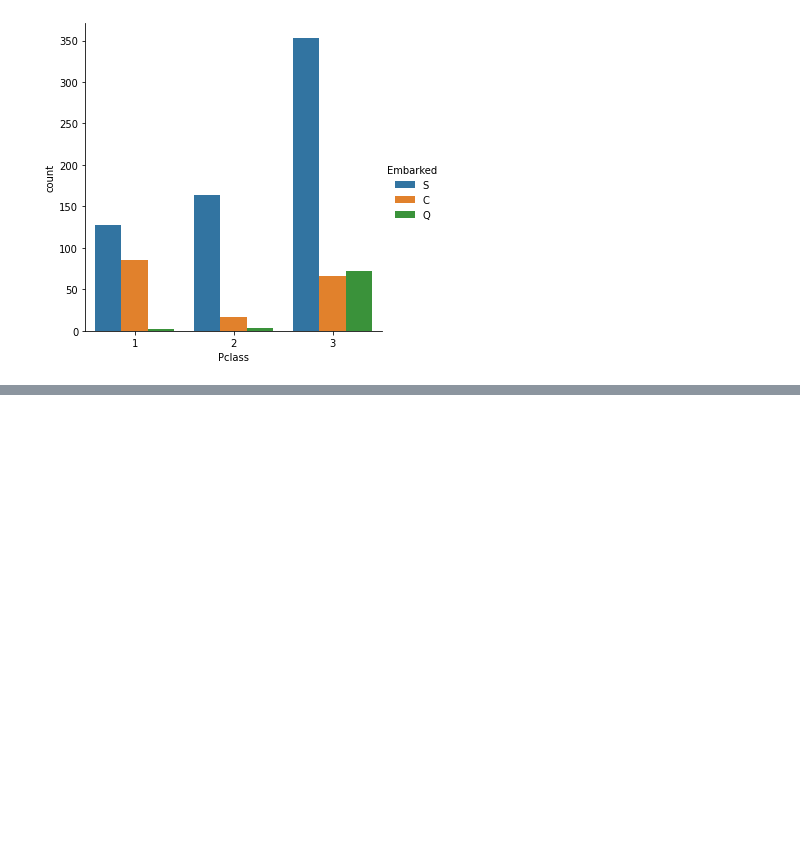
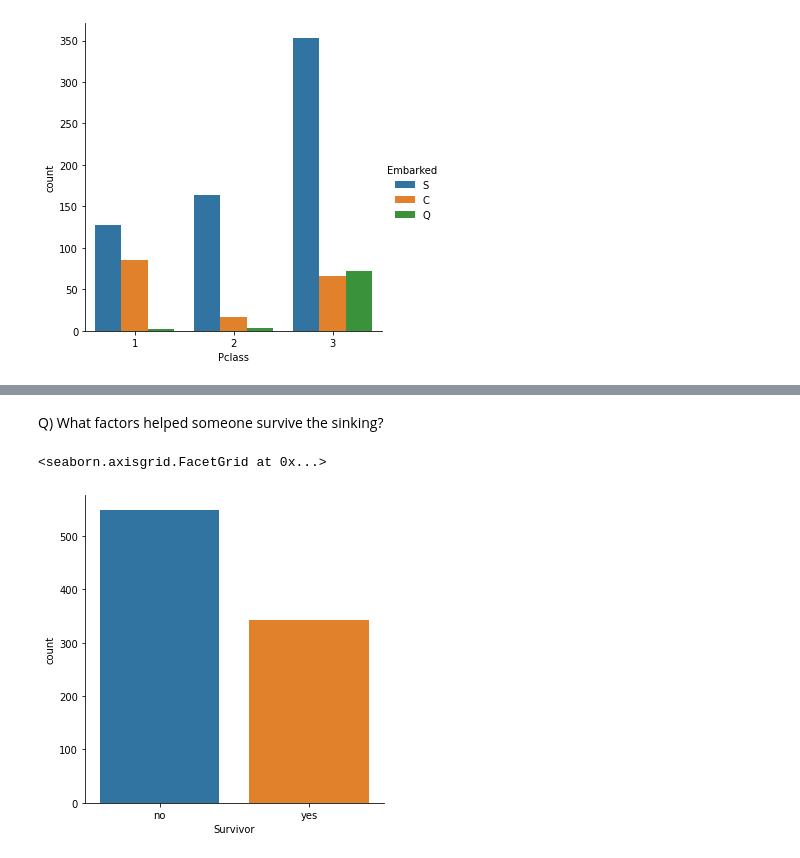
Before and after one commit to Atlas28625/Data-Handling, a Jupyter notebook: Titanic_Project.ipynb, the cells around one changed output, grey strips where cells are left out. Saved outputs shown, nothing was run; the diff lists cells and outputs as text; code cells hidden in the pictures; blank space fills up the shorter version.

```diff
--- a/Titanic_Project.ipynb
+++ b/Titanic_Project.ipynb
@@ -226,0 +282,12 @@ sns.catplot(data=titanic_df, x='Pclass',kind="count", hue='Embarked')
+# %% [markdown]
+Q) What factors helped someone survive the sinking?
+# %%
+# Defining new column
+titanic_df['Survivor'] = titanic_df.Survived.map(
+    {0:'no',
+     1:'yes'})
+
+sns.catplot('Survivor', data=titanic_df, kind='count')
+# %% [output]
+<seaborn.axisgrid.FacetGrid at 0x...>
+[figure, added]
```
Also changed, not shown: parts of 17 cells of this notebook, 2 other files.
